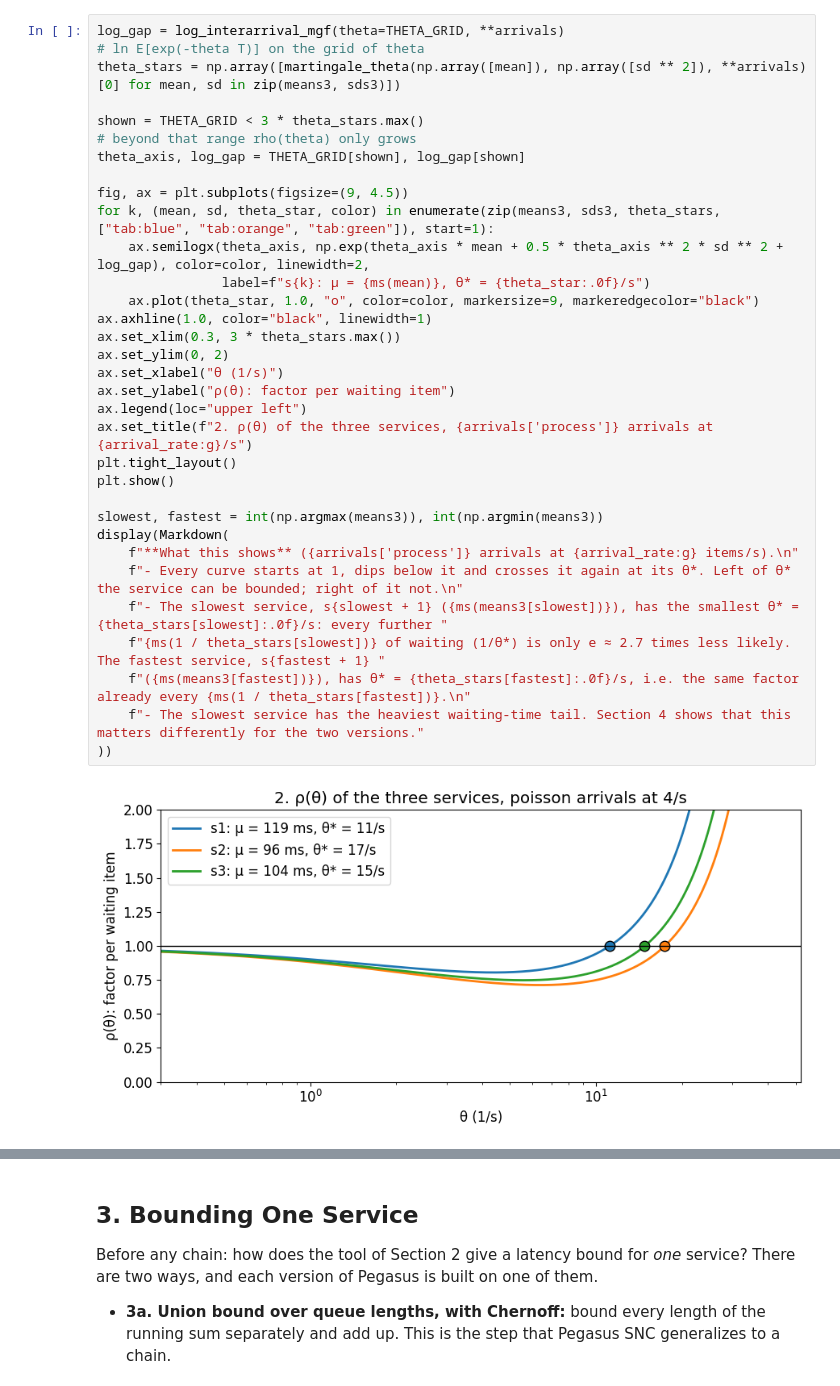
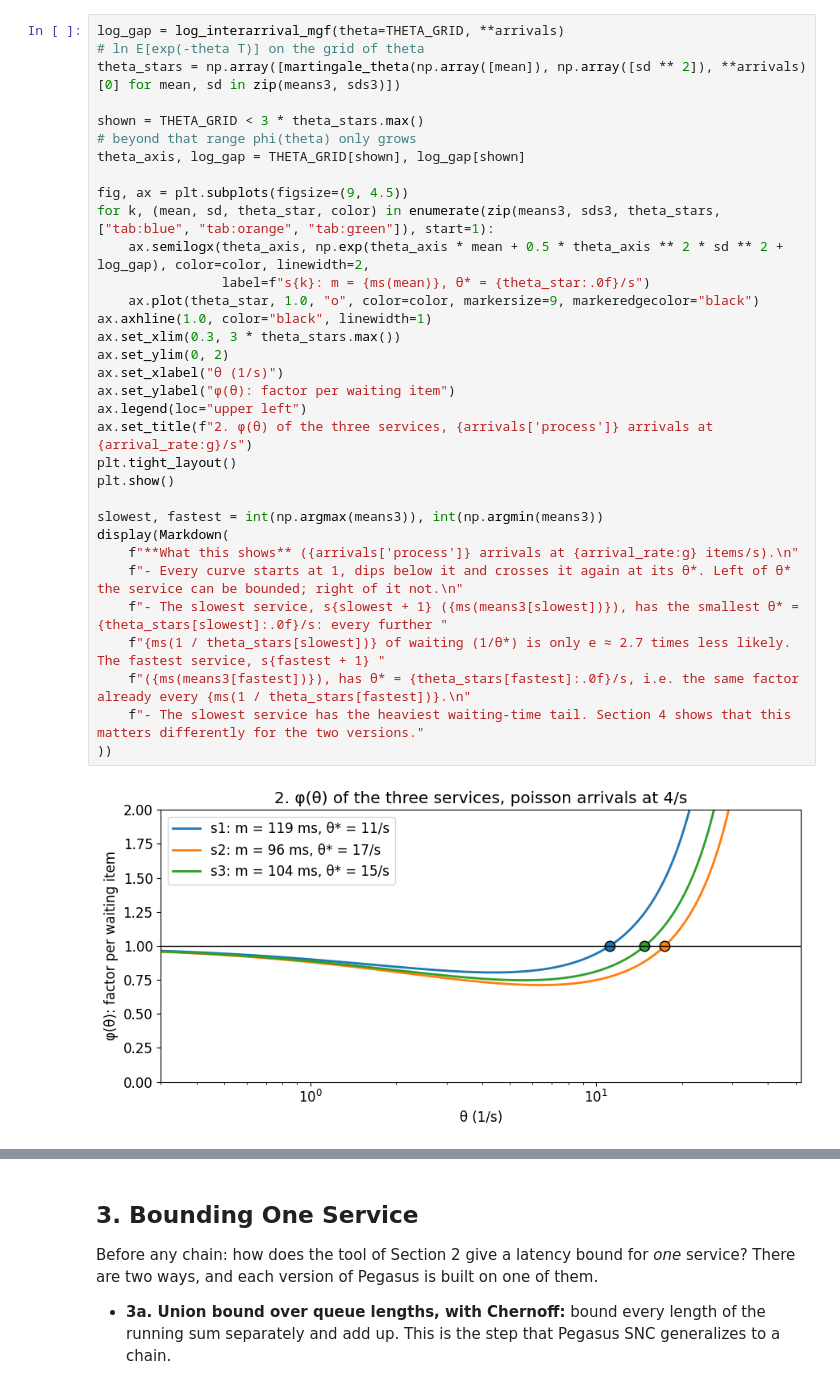
Before and after one commit to borissedlak/composable-autonomous-offerings, a Jupyter notebook: notebooks/tsc/explain_3_how_pegasus_bounds_compose.ipynb, the cells around one changed output, grey strips where cells are left out. Saved outputs shown, nothing was run; the diff lists cells and outputs as text.

```diff
--- a/notebooks/tsc/explain_3_how_pegasus_bounds_compose.ipynb
+++ b/notebooks/tsc/explain_3_how_pegasus_bounds_compose.ipynb
@@ -197,36 +211,36 @@ three services, with a dot at each $\theta^*$. Look at where each curve crosses
 # %%
 log_gap = log_interarrival_mgf(theta=THETA_GRID, **arrivals)                                         # ln E[exp(-theta T)] on the grid of theta
 theta_stars = np.array([martingale_theta(np.array([mean]), np.array([sd ** 2]), **arrivals)[0] for mean, sd in zip(means3, sds3)])
 
-shown = THETA_GRID < 3 * theta_stars.max()                                                           # beyond that range rho(theta) only grows
+shown = THETA_GRID < 3 * theta_stars.max()                                                           # beyond that range phi(theta) only grows
 theta_axis, log_gap = THETA_GRID[shown], log_gap[shown]
 
 fig, ax = plt.subplots(figsize=(9, 4.5))
 for k, (mean, sd, theta_star, color) in enumerate(zip(means3, sds3, theta_stars, ["tab:blue", "tab:orange", "tab:green"]), start=1):
     ax.semilogx(theta_axis, np.exp(theta_axis * mean + 0.5 * theta_axis ** 2 * sd ** 2 + log_gap), color=color, linewidth=2,
-                label=f"s{k}: μ = {ms(mean)}, θ* = {theta_star:.0f}/s")
+                label=f"s{k}: m = {ms(mean)}, θ* = {theta_star:.0f}/s")
     ax.plot(theta_star, 1.0, "o", color=color, markersize=9, markeredgecolor="black")
 ax.axhline(1.0, color="black", linewidth=1)
 ax.set_xlim(0.3, 3 * theta_stars.max())
 ax.set_ylim(0, 2)
 ax.set_xlabel("θ (1/s)")
-ax.set_ylabel("ρ(θ): factor per waiting item")
+ax.set_ylabel("φ(θ): factor per waiting item")
 ax.legend(loc="upper left")
-ax.set_title(f"2. ρ(θ) of the three services, {arrivals['process']} arrivals at {arrival_rate:g}/s")
+ax.set_title(f"2. φ(θ) of the three services, {arrivals['process']} arrivals at {arrival_rate:g}/s")
 plt.tight_layout()
 plt.show()
 
 slowest, fastest = int(np.argmax(means3)), int(np.argmin(means3))
 display(Markdown(
     f"**What this shows** ({arrivals['process']} arrivals at {arrival_rate:g} items/s).\n"
     f"- Every curve starts at 1, dips below it and crosses it again at its θ*. Left of θ* the service can be bounded; right of it not.\n"
     f"- The slowest service, s{slowest + 1} ({ms(means3[slowest])}), has the smallest θ* = {theta_stars[slowest]:.0f}/s: every further "
     f"{ms(1 / theta_stars[slowest])} of waiting (1/θ*) is only e ≈ 2.7 times less likely. The fastest service, s{fastest + 1} "
     f"({ms(means3[fastest])}), has θ* = {theta_stars[fastest]:.0f}/s, i.e. the same factor already every {ms(1 / theta_stars[fastest])}.\n"
     f"- The slowest service has the heaviest waiting-time tail. Section 4 shows that this matters differently for the two versions."
 ))
 # %% [output]
-[figure, old version]
+[figure, new version]
 **What this shows** (poisson arrivals at 4 items/s).
 - Every curve starts at 1, dips below it and crosses it again at its θ*. Left of θ* the service can be bounded; right of it not.
 - The slowest service, s1 (119 ms), has the smallest θ* = 11/s: every further 90 ms of waiting (1/θ*) is only e ≈ 2.7 times less likely. The fastest service, s2 (96 ms), has θ* = 17/s, i.e. the same factor already every 58 ms.
```
Also changed, not shown: parts of 12 cells of this notebook.
